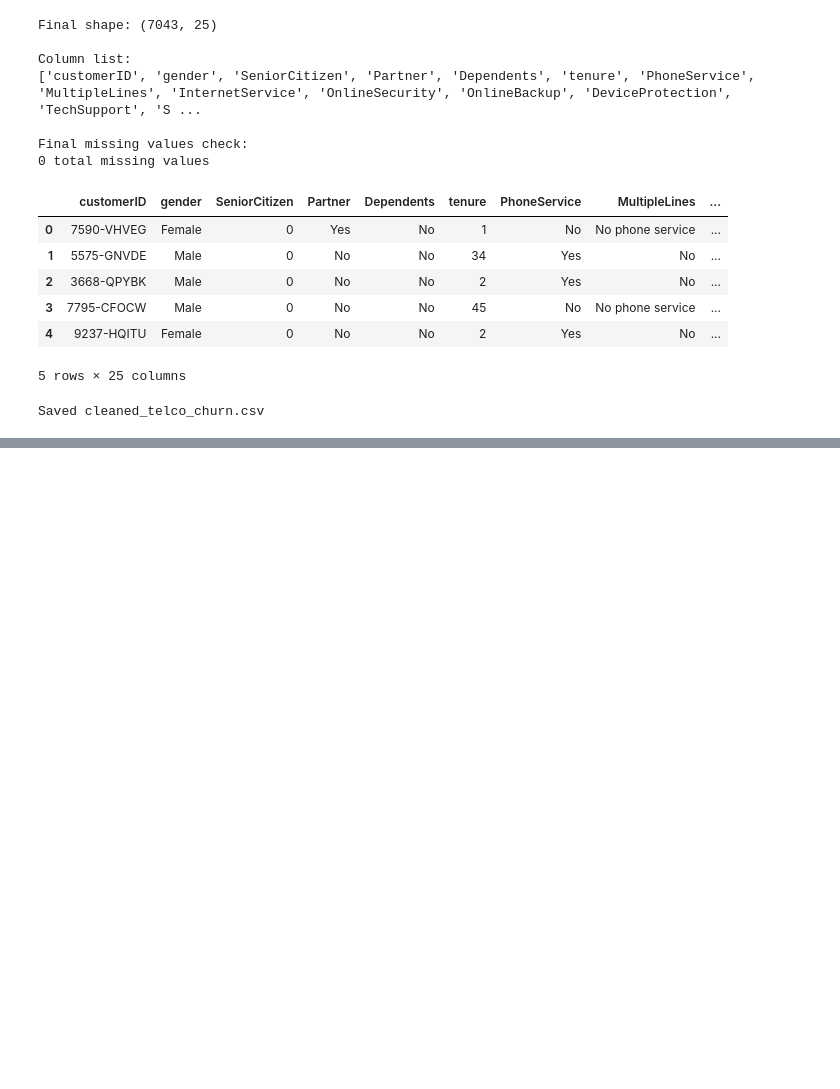
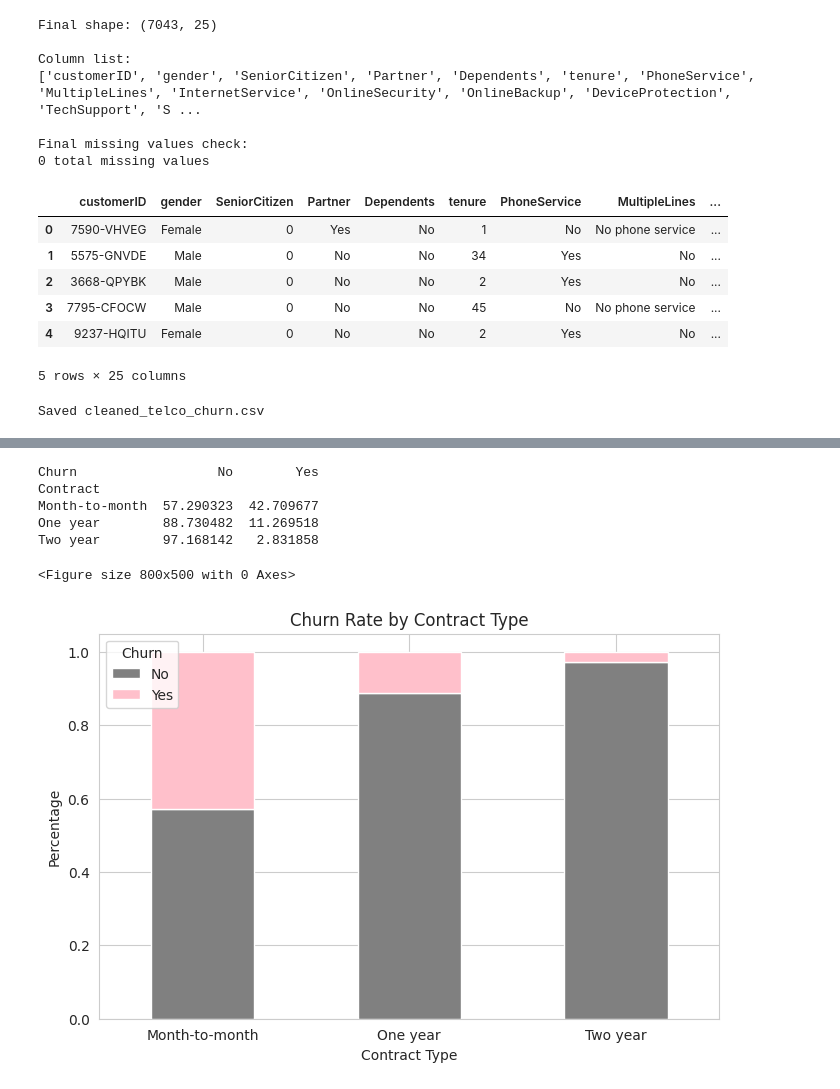
Before and after one commit to ruhie18/customer-churn-revenue-intelligence, a Jupyter notebook: 01_data_cleaning.ipynb, the cells around one changed output, grey strips where cells are left out. Saved outputs shown, nothing was run; the diff lists cells and outputs as text; code cells hidden in the pictures; blank space fills up the shorter version.

```diff
--- a/01_data_cleaning.ipynb
+++ b/01_data_cleaning.ipynb
@@ -234,0 +258,20 @@ Saved cleaned_telco_churn.csv
+# %%
+contract_churn = pd.crosstab(df['Contract'], df['Churn'], normalize='index') * 100
+print(contract_churn)
+
+plt.figure()
+pd.crosstab(df['Contract'], df['Churn'], normalize='index').plot(kind='bar', stacked=True, color=['grey', 'pink'])
+plt.title('Churn Rate by Contract Type')
+plt.xlabel('Contract Type')
+plt.ylabel('Percentage')
+plt.xticks(rotation=0)
+plt.legend(title='Churn')
+plt.show()
+# %% [output]
+Churn                  No        Yes
+Contract
+Month-to-month  57.290323  42.709677
+One year        88.730482  11.269518
+Two year        97.168142   2.831858
+<Figure size 800x500 with 0 Axes>
+[figure, added]
```
Also changed, not shown: parts of 38 cells of this notebook.
